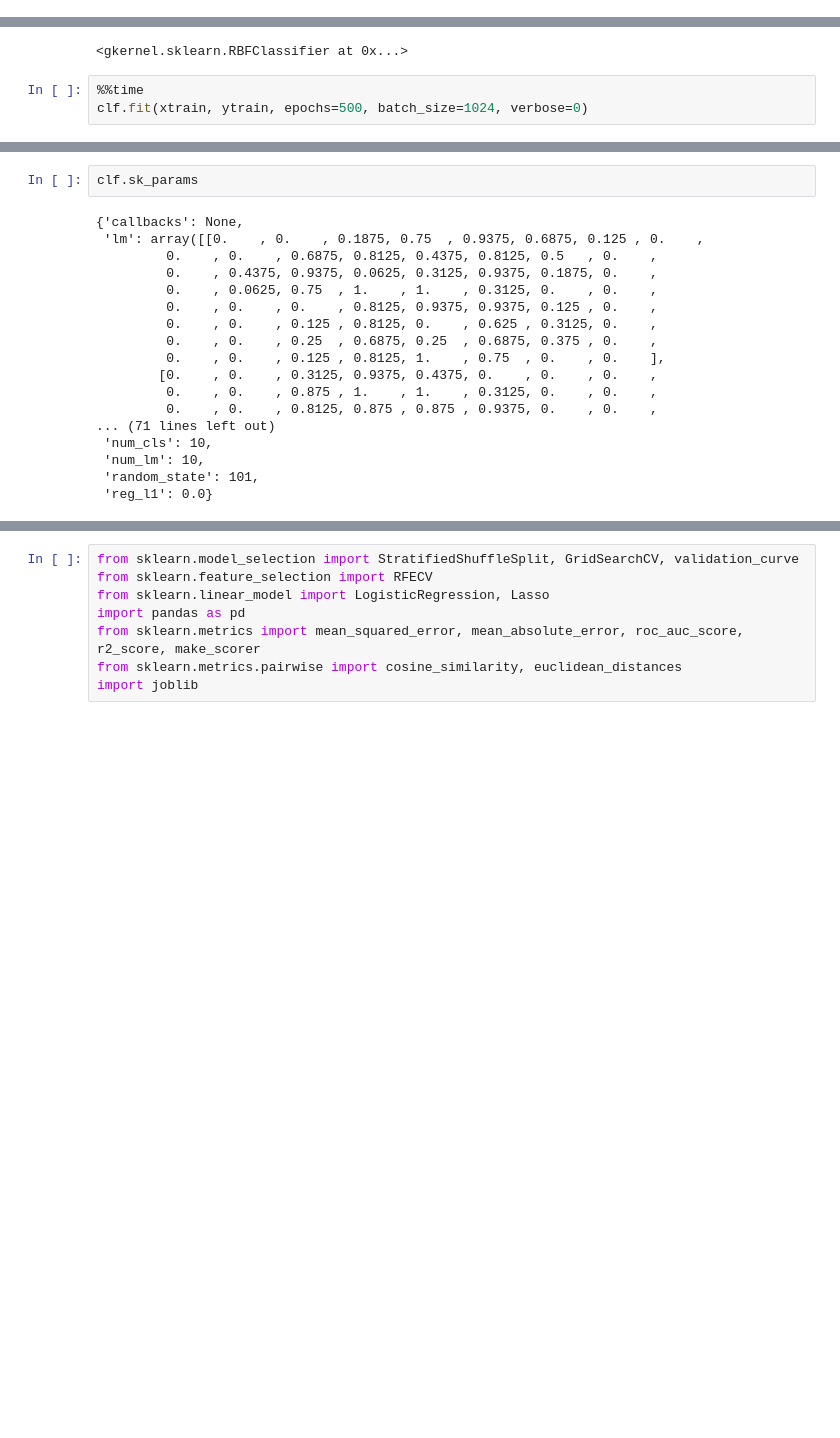
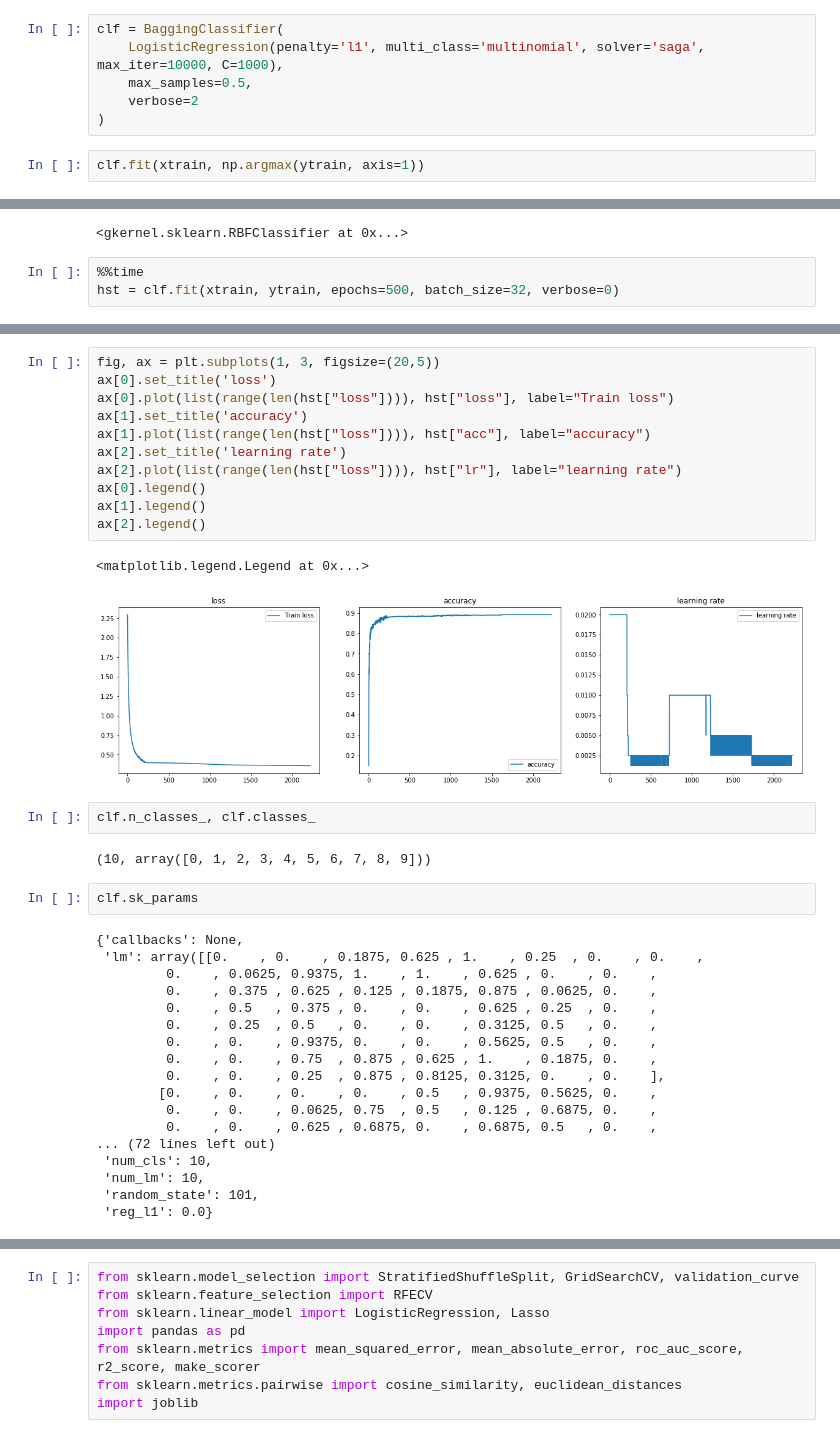
Before and after one commit to darecophoenixx/wordroid.sblo.jp, a Jupyter notebook: lib/keras_ex/gkernel/dev_002-digits8.ipynb, the cells around one changed output, grey strips where cells are left out. Cells and saved outputs as stored; diff of their text form; blank space fills up the shorter version.

```diff
--- a/lib/keras_ex/gkernel/dev_002-digits8.ipynb
+++ b/lib/keras_ex/gkernel/dev_002-digits8.ipynb
@@ -196,0 +201,8 @@ F1_SCORE : 0.9633109064024975
+# %%
+clf = BaggingClassifier(
+    LogisticRegression(penalty='l1', multi_class='multinomial', solver='saga', max_iter=10000, C=1000),
+    max_samples=0.5,
+    verbose=2
+)
+# %%
+clf.fit(xtrain, np.argmax(ytrain, axis=1))
@@ -660,6 +465,6 @@ clf
 <gkernel.sklearn.RBFClassifier at 0x...>
 # %%
 %%time
-clf.fit(xtrain, ytrain, epochs=500, batch_size=1024, verbose=0)
+hst = clf.fit(xtrain, ytrain, epochs=500, batch_size=32, verbose=0)
 # %% [output]
 WARNING: Logging before flag parsing goes to stderr.
@@ -684,19 +488,37 @@ Wall time: 12.6 s
+# %%
+fig, ax = plt.subplots(1, 3, figsize=(20,5))
+ax[0].set_title('loss')
+ax[0].plot(list(range(len(hst["loss"]))), hst["loss"], label="Train loss")
+ax[1].set_title('accuracy')
+ax[1].plot(list(range(len(hst["loss"]))), hst["acc"], label="accuracy")
+ax[2].set_title('learning rate')
+ax[2].plot(list(range(len(hst["loss"]))), hst["lr"], label="learning rate")
+ax[0].legend()
+ax[1].legend()
+ax[2].legend()
+# %% [output]
+<matplotlib.legend.Legend at 0x...>
+[figure, added]
+# %%
+clf.n_classes_, clf.classes_
+# %% [output]
+(10, array([0, 1, 2, 3, 4, 5, 6, 7, 8, 9]))
 # %%
 clf.sk_params
 # %% [output]
 {'callbacks': None,
- 'lm': array([[0.    , 0.    , 0.1875, 0.75  , 0.9375, 0.6875, 0.125 , 0.    ,
-         0.    , 0.    , 0.6875, 0.8125, 0.4375, 0.8125, 0.5   , 0.    ,
-         0.    , 0.4375, 0.9375, 0.0625, 0.3125, 0.9375, 0.1875, 0.    ,
-         0.    , 0.0625, 0.75  , 1.    , 1.    , 0.3125, 0.    , 0.    ,
-         0.    , 0.    , 0.    , 0.8125, 0.9375, 0.9375, 0.125 , 0.    ,
-         0.    , 0.    , 0.125 , 0.8125, 0.    , 0.625 , 0.3125, 0.    ,
-         0.    , 0.    , 0.25  , 0.6875, 0.25  , 0.6875, 0.375 , 0.    ,
-         0.    , 0.    , 0.125 , 0.8125, 1.    , 0.75  , 0.    , 0.    ],
-        [0.    , 0.    , 0.3125, 0.9375, 0.4375, 0.    , 0.    , 0.    ,
-         0.    , 0.    , 0.875 , 1.    , 1.    , 0.3125, 0.    , 0.    ,
-         0.    , 0.    , 0.8125, 0.875 , 0.875 , 0.9375, 0.    , 0.    ,
-... (71 lines left out)
+ 'lm': array([[0.    , 0.    , 0.1875, 0.625 , 1.    , 0.25  , 0.    , 0.    ,
+         0.    , 0.0625, 0.9375, 1.    , 1.    , 0.625 , 0.    , 0.    ,
+         0.    , 0.375 , 0.625 , 0.125 , 0.1875, 0.875 , 0.0625, 0.    ,
+         0.    , 0.5   , 0.375 , 0.    , 0.    , 0.625 , 0.25  , 0.    ,
+         0.    , 0.25  , 0.5   , 0.    , 0.    , 0.3125, 0.5   , 0.    ,
+         0.    , 0.    , 0.9375, 0.    , 0.    , 0.5625, 0.5   , 0.    ,
+         0.    , 0.    , 0.75  , 0.875 , 0.625 , 1.    , 0.1875, 0.    ,
+         0.    , 0.    , 0.25  , 0.875 , 0.8125, 0.3125, 0.    , 0.    ],
+        [0.    , 0.    , 0.    , 0.    , 0.5   , 0.9375, 0.5625, 0.    ,
+         0.    , 0.    , 0.0625, 0.75  , 0.5   , 0.125 , 0.6875, 0.    ,
+         0.    , 0.    , 0.625 , 0.6875, 0.    , 0.6875, 0.5   , 0.    ,
+... (72 lines left out)
  'num_cls': 10,
  'num_lm': 10,
  'random_state': 101,
```
Also changed, not shown: parts of 55 cells of this notebook, 3 other files.
